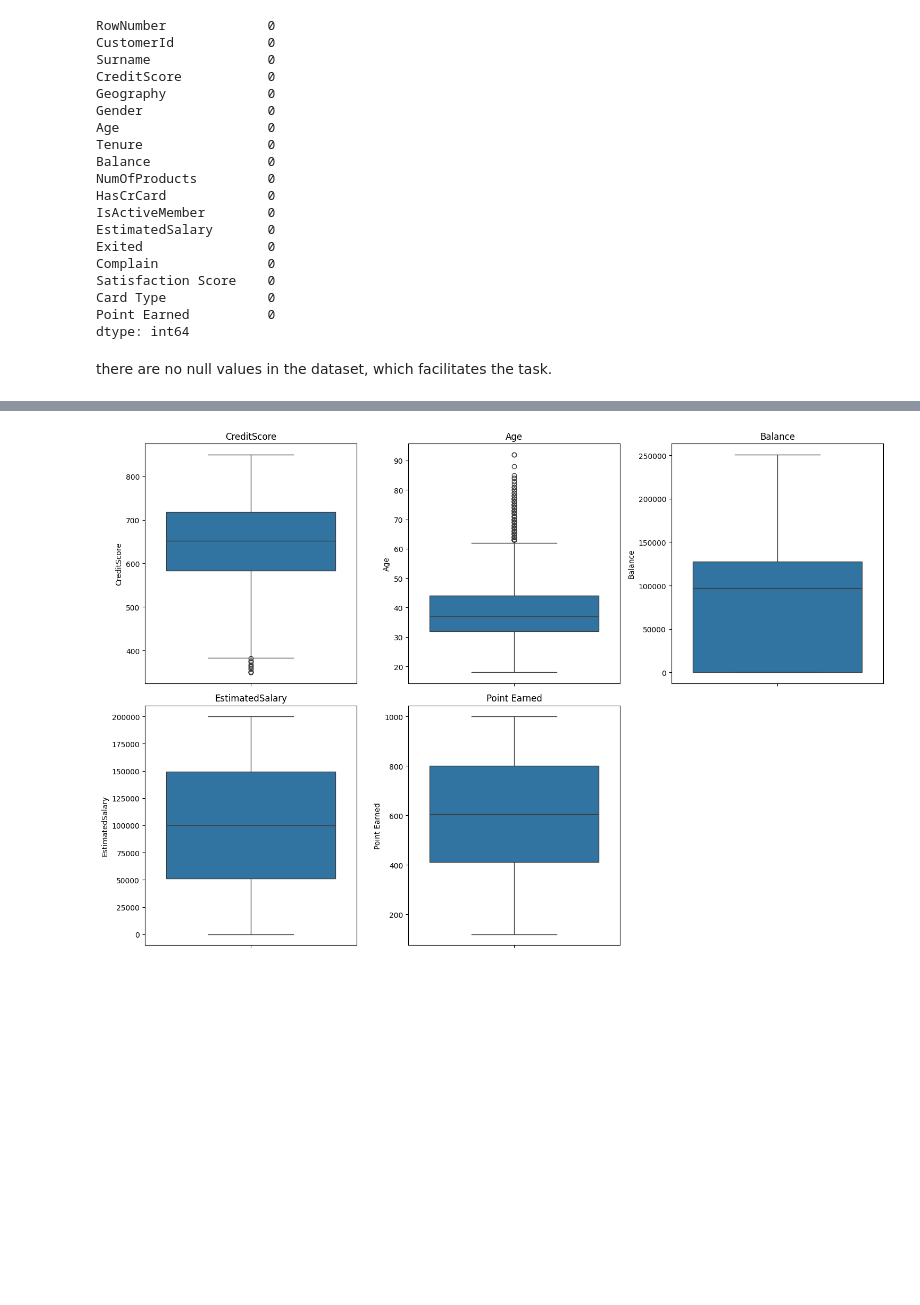
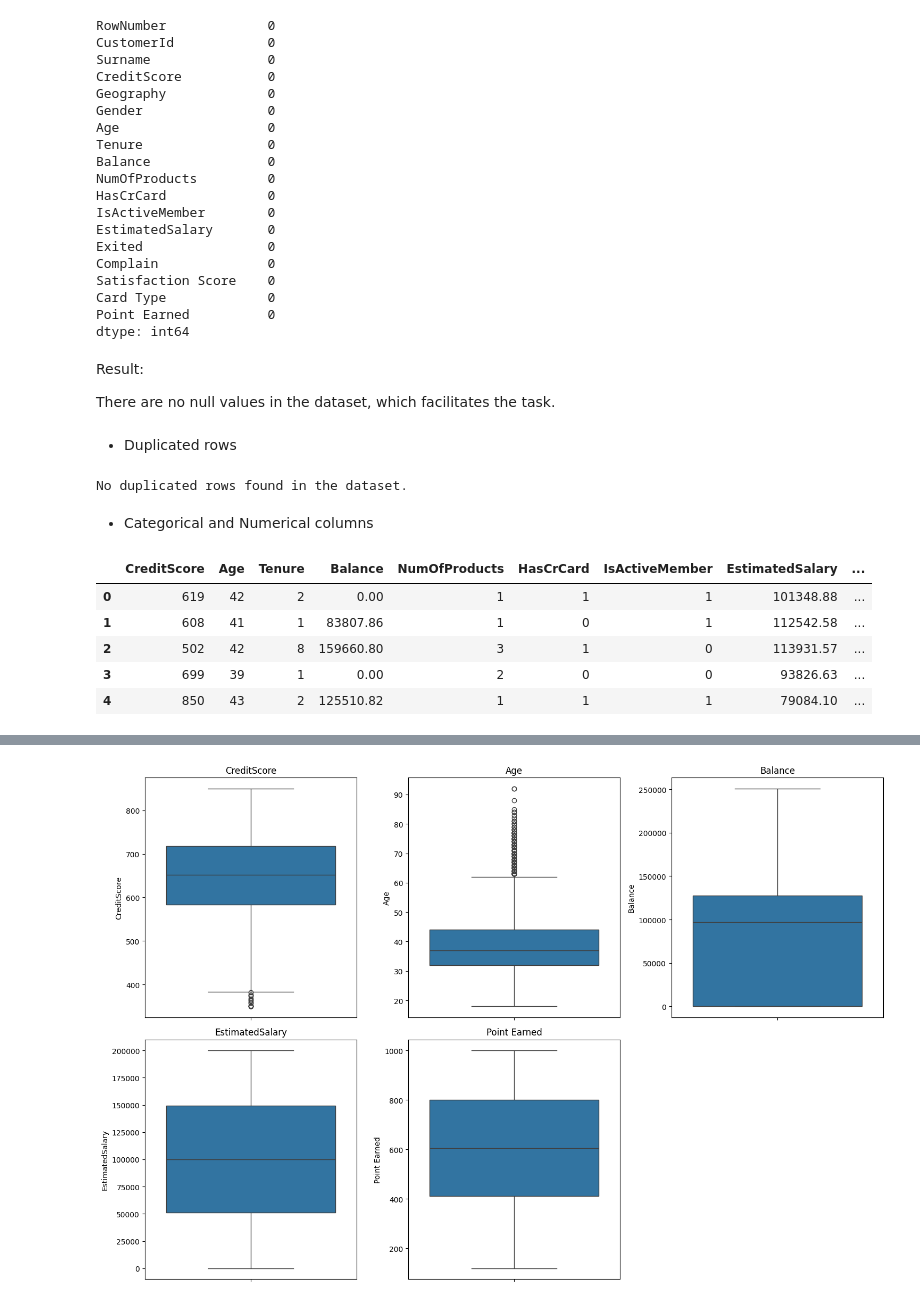
Before and after one commit to MateoPerezSuarez/Bank-Churn-Project, a Jupyter notebook: EDA_process.ipynb, the cells around one changed output, grey strips where cells are left out. Saved outputs shown, nothing was run; the diff lists cells and outputs as text; code cells hidden in the pictures; blank space fills up the shorter version.

```diff
--- a/EDA_process.ipynb
+++ b/EDA_process.ipynb
@@ -108,4 +88,30 @@ Card Type             0
 Point Earned          0
 dtype: int64
 # %% [markdown]
-there are no null values in the dataset, which facilitates the task.
+Result:
+
+There are no null values in the dataset, which facilitates the task.
+# %% [markdown]
+- Duplicated rows
+# %%
+duplicates = data.duplicated().sum()
+if duplicates > 0:
+    print(f"There are {duplicates} duplicated rows in the dataset.")
+else:
+    print("No duplicated rows found in the dataset.")
+
+data.drop(columns=['RowNumber','Surname','CustomerId'], inplace= True)
+# %% [output]
+No duplicated rows found in the dataset.
+# %% [markdown]
+- Categorical and Numerical columns
+# %%
+numericData = data.select_dtypes(include=[np.number])
+numericData.head()
+# %% [output]
+|  | CreditScore | Age | Tenure | Balance | NumOfProducts | HasCrCard | IsActiveMember | EstimatedSalary | ... |
+| 0 | 619 | 42 | 2 | 0.00 | 1 | 1 | 1 | 101348.88 | ... |
+| 1 | 608 | 41 | 1 | 83807.86 | 1 | 0 | 1 | 112542.58 | ... |
+| 2 | 502 | 42 | 8 | 159660.80 | 3 | 1 | 0 | 113931.57 | ... |
+| 3 | 699 | 39 | 1 | 0.00 | 2 | 0 | 0 | 93826.63 | ... |
+| 4 | 850 | 43 | 2 | 125510.82 | 1 | 1 | 1 | 79084.10 | ... |
```
Also changed, not shown: parts of 28 cells of this notebook, 1 other file.
